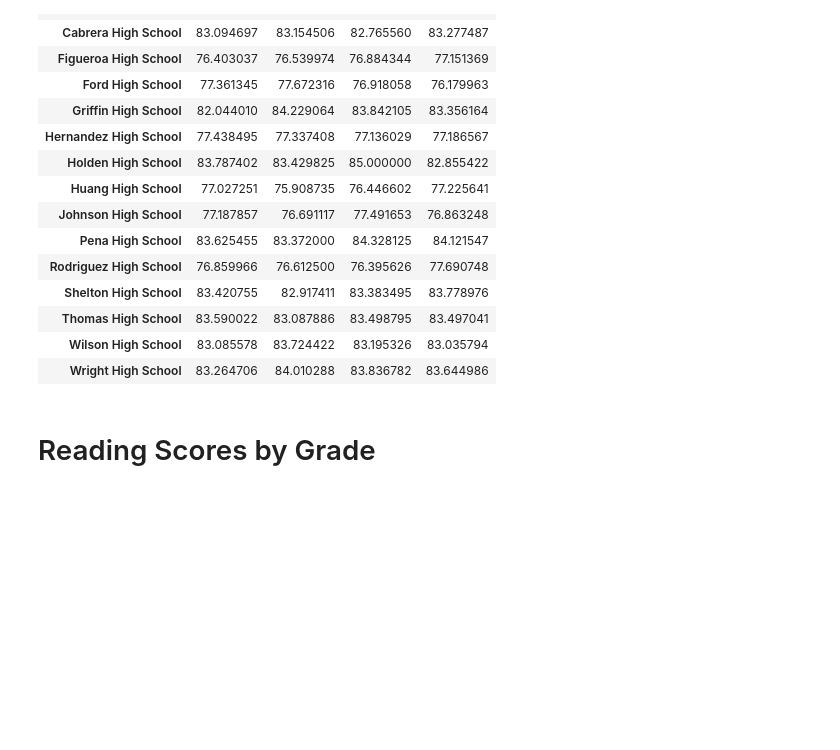
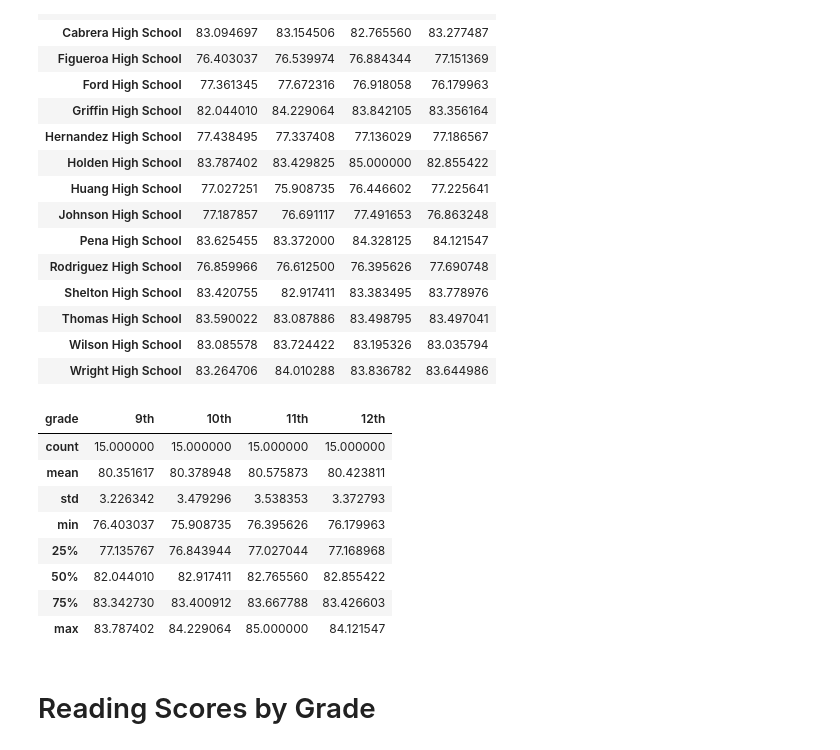
Before and after one commit to alejoes/04-PandasProjects, a Jupyter notebook: School District Analysis/Academy of Py.ipynb, the cells around one changed output. Drawn from its saved outputs; the diff is of its cells as text; code cells hidden in the pictures; blank space fills up the shorter version.

```diff
--- a/School District Analysis/Academy of Py.ipynb
+++ b/School District Analysis/Academy of Py.ipynb
@@ -160,6 +160,18 @@ dfp
 | Thomas High School | 83.590022 | 83.087886 | 83.498795 | 83.497041 |
 | Wilson High School | 83.085578 | 83.724422 | 83.195326 | 83.035794 |
 | Wright High School | 83.264706 | 84.010288 | 83.836782 | 83.644986 |
+# %%
+dfp.describe()
+# %% [output]
+| grade | 9th | 10th | 11th | 12th |
+| count | 15.000000 | 15.000000 | 15.000000 | 15.000000 |
+| mean | 80.351617 | 80.378948 | 80.575873 | 80.423811 |
+| std | 3.226342 | 3.479296 | 3.538353 | 3.372793 |
+| min | 76.403037 | 75.908735 | 76.395626 | 76.179963 |
+| 25% | 77.135767 | 76.843944 | 77.027044 | 77.168968 |
+| 50% | 82.044010 | 82.917411 | 82.765560 | 82.855422 |
+| 75% | 83.342730 | 83.400912 | 83.667788 | 83.426603 |
+| max | 83.787402 | 84.229064 | 85.000000 | 84.121547 |
 # %% [markdown]
 # Reading Scores by Grade
 # %%
```
Also changed, not shown: parts of 3 cells of this notebook.
